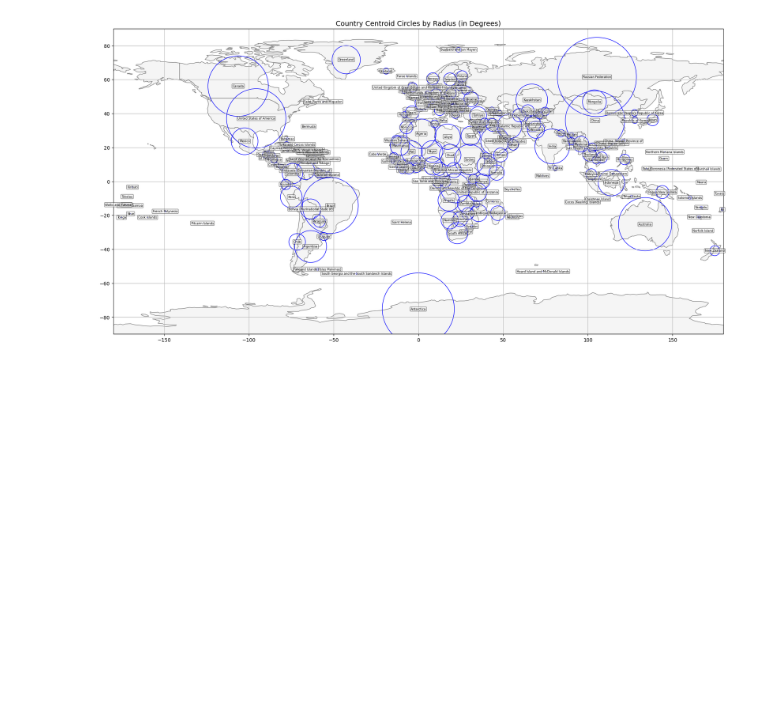
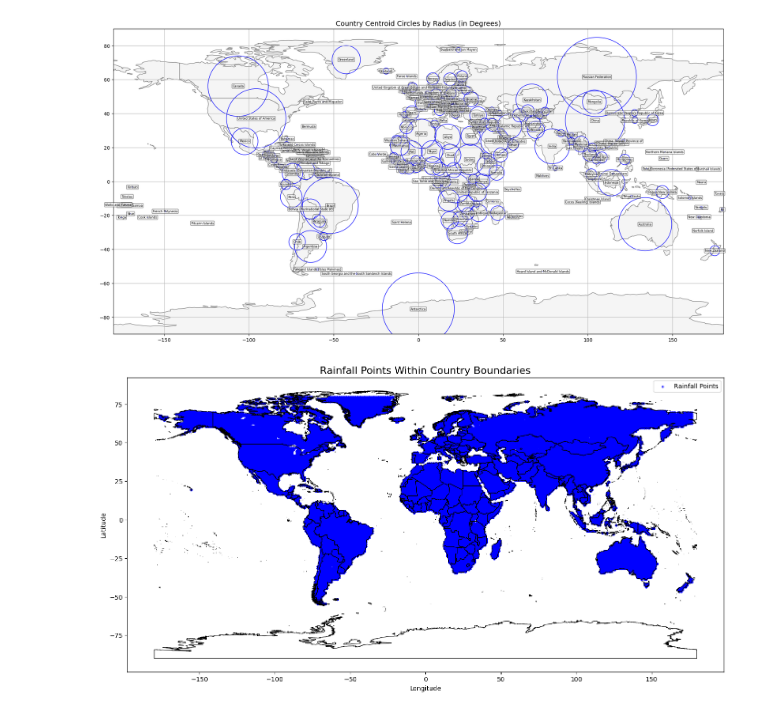
Before and after one commit to sulaimanhayek/MachineLearning, a Jupyter notebook: Final_Assignment/merge_datasets.ipynb, the cells around one changed output. Saved outputs shown, nothing was run; the diff lists cells and outputs as text; code cells hidden in the pictures; blank space fills up the shorter version.

Commit message:
finalise merge of rain dataset

```diff
--- a/Final_Assignment/merge_datasets.ipynb
+++ b/Final_Assignment/merge_datasets.ipynb
@@ -200,0 +241,40 @@ plt.show()
+# %%
+import pandas as pd
+import geopandas as gpd
+import matplotlib.pyplot as plt
+from shapely.geometry import Point, shape
+import fiona
+
+# Load rain data
+rain_df = pd.read_csv("/Users/suli/Documents/source/repo/MachineLearning/Final_Assignment/ML 2025 Coursework Dataset - A1/Rainf_tavg_data.csv")
+rain_df['geometry'] = [Point(xy) for xy in zip(rain_df['longitude'], rain_df['latitude'])]
+rain_gdf = gpd.GeoDataFrame(rain_df, geometry='geometry', crs='EPSG:4326')
+
+# Load and fix country polygons
+with fiona.open("/Users/suli/Documents/source/repo/MachineLearning/Final_Assignment/ML 2025 Coursework Dataset - A1/countries.geojson") as src:
+    features = list(src)
+
+valid_features = []
+for feat in features:
+    geom = shape(feat['geometry'])
+    if not geom.is_valid:
+        geom = geom.buffer(0)
+    feat['geometry'] = geom
+    valid_features.append(feat)
+
+# Create GeoDataFrame
+countries_gdf = gpd.GeoDataFrame.from_features(valid_features, crs="EPSG:4326")
+
+# Plot
+fig, ax = plt.subplots(figsize=(14, 10))
+countries_gdf.boundary.plot(ax=ax, linewidth=0.8, edgecolor='black')
+rain_gdf.plot(ax=ax, markersize=8, color='blue', alpha=0.6, label='Rainfall Points')
+
+ax.set_title("Rainfall Points Within Country Boundaries", fontsize=16)
+ax.set_xlabel("Longitude")
+ax.set_ylabel("Latitude")
+ax.legend()
+plt.tight_layout()
+plt.show()
+# %% [output]
+[figure, added]
```
Also changed, not shown: parts of 2 cells of this notebook, 6 other files.
